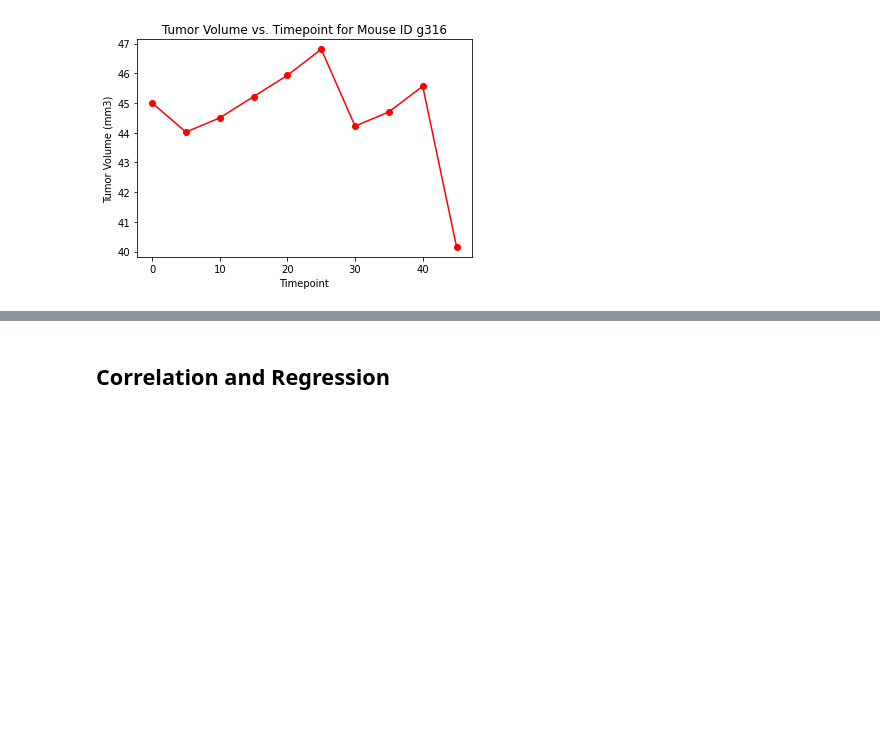
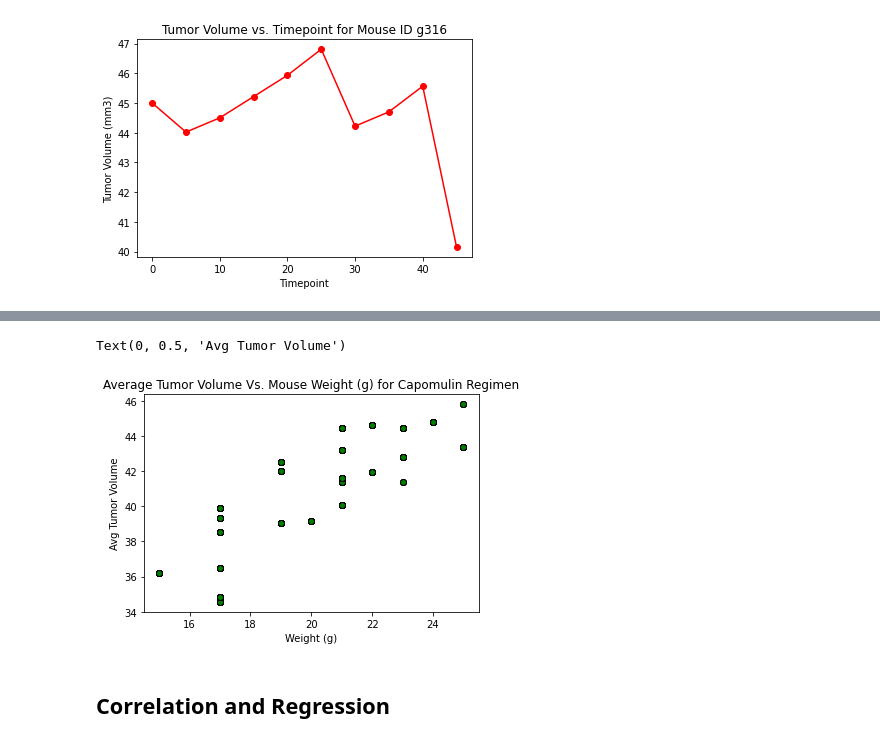
Before and after one commit to robmatelyan/Matplotlib-Challenge, a Jupyter notebook: Pymaceuticals_RM_Work/pymaceuticals_work.ipynb, the cells around one changed output, grey strips where cells are left out. Drawn from its saved outputs; the diff is of its cells as text; code cells hidden in the pictures; blank space fills up the shorter version.

```diff
--- a/Pymaceuticals_RM_Work/pymaceuticals_work.ipynb
+++ b/Pymaceuticals_RM_Work/pymaceuticals_work.ipynb
@@ -240,0 +239,14 @@ plt.show()
+# %%
+# Generate a scatter plot of average tumor volume vs. mouse weight for the Capomulin regimen
+#create new df with necessary columns
+capomulin_df = clean_df[['Mouse ID', 'Drug Regimen', 'Weight (g)', 'Tumor Volume (mm3)']]
+# filter for capomulin
+capomulin_df =  capomulin_df.loc[capomulin_df['Drug Regimen'] == 'Capomulin']
+#groupby mouse ID and calculate the average volume
+capomulin_group_avg_vol = capomulin_df.groupby('Mouse ID')['Tumor Volume (mm3)'].mean()
+#rename column header
+capomulin_group_avg_vol = capomulin_group_avg_vol.reset_index()
+capomulin_group_avg_vol = capomulin_group_avg_vol.rename(columns= {'Tumor Volume (mm3)': 'Avg Tumor Volume'})
+#merge new df that contains average volume with df filtered for capomulin
+capomulin_merged = pd.merge(capomulin_df, capomulin_group_avg_vol, on='Mouse ID')
+capomulin_merged
@@ -241,3 +267,14 @@ plt.show()
+# %%
+#create the scatter plot
+x_axis_scatter = capomulin_merged['Weight (g)']
+y_axis_scatter = capomulin_merged['Avg Tumor Volume']
+plt.scatter(x_axis_scatter, y_axis_scatter, marker='o', facecolor='green', edgecolor='black')
+plt.title('Average Tumor Volume Vs. Mouse Weight (g) for Capomulin Regimen')
+plt.xlabel('Weight (g)')
+plt.ylabel('Avg Tumor Volume')
+# %% [output]
+Text(0, 0.5, 'Avg Tumor Volume')
+[figure, added]
 # %% [markdown]
 ## Correlation and Regression
 # %%
```
Also changed, not shown: parts of 2 cells of this notebook.
